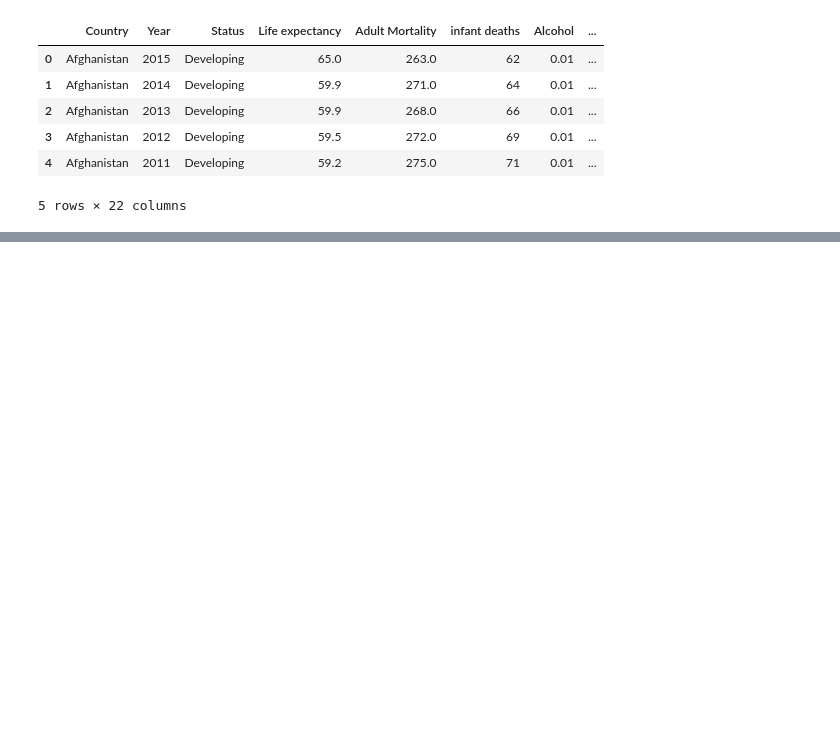
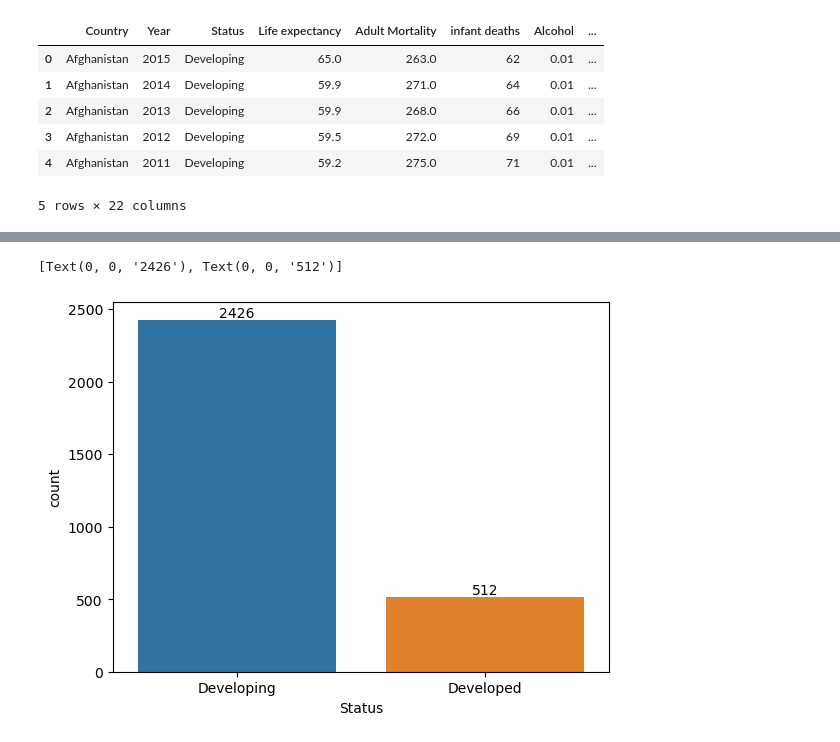
Before and after one commit to Marcos-Verdi/DA_Reg_WhoLifeExpectancy, a Jupyter notebook: life_expectancy_analysis.ipynb, the cells around one changed output, grey strips where cells are left out. Cells and saved outputs as stored; diff of their text form; code cells hidden in the pictures; blank space fills up the shorter version.

```diff
--- a/life_expectancy_analysis.ipynb
+++ b/life_expectancy_analysis.ipynb
@@ -15,0 +120,13 @@ df.head(5)
+# %%
+num_cols = []
+cat_cols = []
+
+for col in df.columns:
+    if df[col].dtype == 'object':
+        cat_cols.append(col)
+    else:
+        num_cols.append(col)
+# %%
+for col in num_cols:
+    col_mean = df[col].median()
+    df[col].fillna(col_mean, inplace=True)
@@ -15,0 +183,6 @@ df.head(5)
+# %%
+ax = sns.countplot(data=df, x=df['Status'])
+ax.bar_label(ax.containers[0])
+# %% [output]
+[Text(0, 0, '2426'), Text(0, 0, '512')]
+[figure, added]
```
Also changed, not shown: parts of 38 cells of this notebook.
